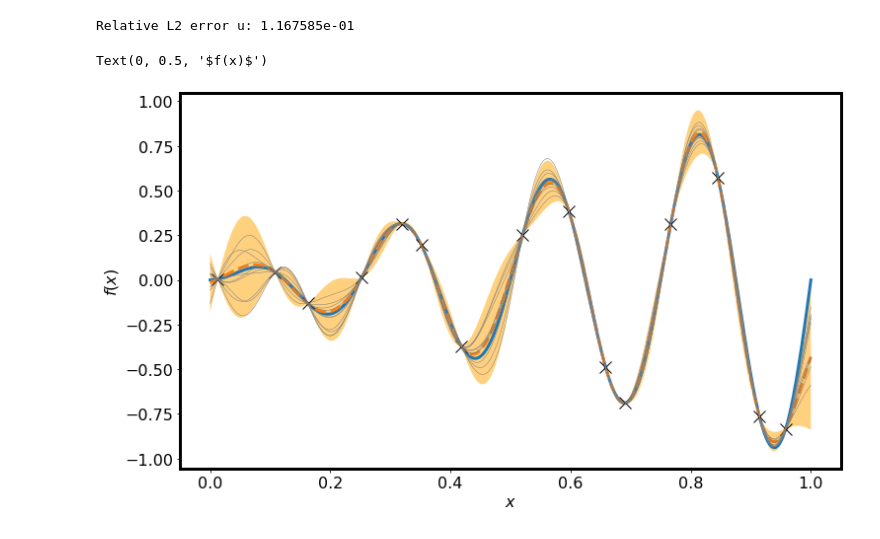
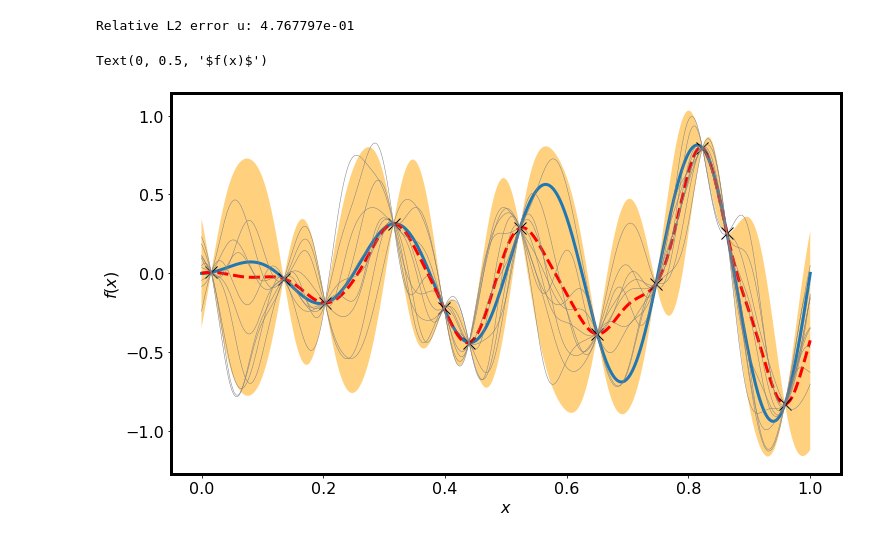
Before and after one commit to PredictiveIntelligenceLab/ENM531, a Jupyter notebook: Code/Week10-Gaussian processes/GP_regression.ipynb, the cells around one changed output. Saved outputs shown, nothing was run; the diff lists cells and outputs as text; code cells hidden in the pictures.

```diff
--- a/Code/Week10-Gaussian processes/GP_regression.ipynb
+++ b/Code/Week10-Gaussian processes/GP_regression.ipynb
@@ -51,15 +51,22 @@ class GPRegression:
         hyp = np.concatenate([logsigma_f, loglength, logsigma_n])
         return hyp
 
-    def likelihood(self, params, batch):
-        X, y = batch
+    def compute_cholesky(self, params, batch):
+        X, _ = batch
         N, D = X.shape
         # Fetch params
         sigma_n = np.exp(params[-1])
         theta = np.exp(params[:-1])
-        # Compute Cholesky
+        # Compute kernel
         K = self.kernel(X, X, theta) + np.eye(N)*(sigma_n + 1e-8)
         L = cholesky(K, lower=True)
+        return L
+
+    def likelihood(self, params, batch):
+        _, y = batch
+        N = y.shape[0]
+        # Compute Cholesky
+        L = self.compute_cholesky(params, batch)
         # Compute negative log-marginal likelihood
         alpha = solve_triangular(L.T,solve_triangular(L, y, lower=True))
         NLML = 0.5*np.matmul(np.transpose(y),alpha) + \
@@ -102,15 +109,13 @@ class GPRegression:
     @partial(jit, static_argnums=(0,))
     def predict(self, params, batch, X_star):
         X, y = batch
-        N, D = X.shape
         # Fetch params
         sigma_n = np.exp(params[-1])
         theta = np.exp(params[:-1])
         # Compute kernels
         k_pp = self.kernel(X_star, X_star, theta) + np.eye(X_star.shape[0])*(sigma_n + 1e-8)
         k_pX = self.kernel(X_star, X, theta)
-        K = self.kernel(X, X, theta) + np.eye(N)*(sigma_n + 1e-8)
-        L = cholesky(K, lower=True)
+        L = self.compute_cholesky(params, batch)
         alpha = solve_triangular(L.T,solve_triangular(L, y, lower=True))
         beta  = solve_triangular(L.T,solve_triangular(L, k_pX.T, lower=True))
         # Compute predictive mean, std
@@ -129,8 +134,7 @@ class GPRegression:
         # Compute kernels
         k_pp = self.kernel(X_star, X_star, theta) + np.eye(X_star.shape[0])*(sigma_n + 1e-8)
         k_pX = self.kernel(X_star, X, theta)
-        K = self.kernel(X, X, theta) + np.eye(N)*(sigma_n + 1e-8)
-        L = cholesky(K, lower=True)
+        L = self.compute_cholesky(params, batch)
         alpha = solve_triangular(L.T,solve_triangular(L, y, lower=True))
         beta  = solve_triangular(L.T,solve_triangular(L, k_pX.T, lower=True))
         # Compute predictive mean
@@ -143,7 +147,7 @@ def f(x):
   y = x*np.sin(8.0*np.pi*x)
   return y[0]
 # %%
-N = 15
+N = 12
 dim = 1
 noise = 0.0
 lb = np.array([0.0])
@@ -194,22 +198,22 @@ f_samples = f_samples*sigma_y + mu_y
 error = np.linalg.norm(mean-y_star,2)/np.linalg.norm(y_star,2)
 print("Relative L2 error u: %e" % (error))
 # %% [output]
-Relative L2 error u: 1.167585e-01
+Relative L2 error u: 4.767797e-01
 # %%
 # Plot
 plt.rcParams.update({'font.size': 16})
 plt.rcParams['axes.linewidth']=3
 
 plt.figure(figsize = (12,7))
 plt.plot(X_star, y_star, lw = 3)
-plt.plot(X_star, mean, '--', lw = 3)
+plt.plot(X_star, mean, 'r--', lw = 3)
 plt.plot(X, y, 'kx', ms = 12)
 plt.fill_between(X_star.flatten(), lower.flatten(), upper.flatten(),
                   facecolor='orange', alpha=0.5, label="Two std band")
 for i in range(num_draws):
     plt.plot(X_star, f_samples[i,:], '-', color='gray', lw = 0.5)
 plt.xlabel(r'$x$')
 plt.ylabel(r'$f(x)$')
 # %% [output]
 Text(0, 0.5, '$f(x)$')
-[figure, old version]
+[figure, new version]
```
Also changed, not shown: parts of 1 cell of this notebook, 1 other file.
